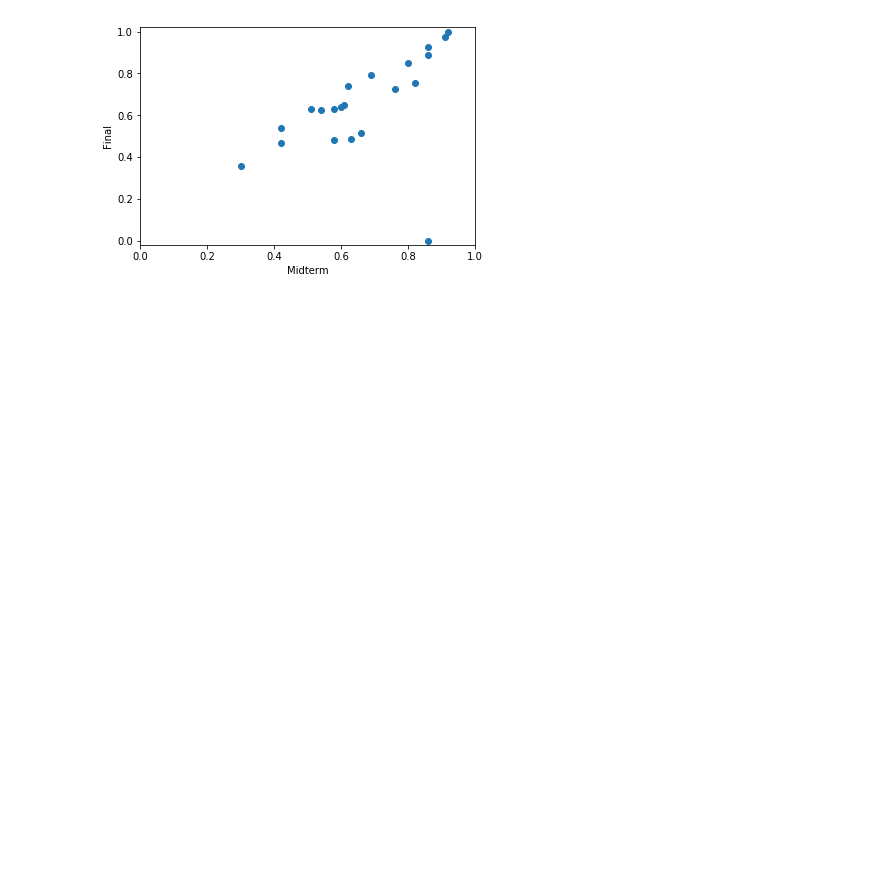
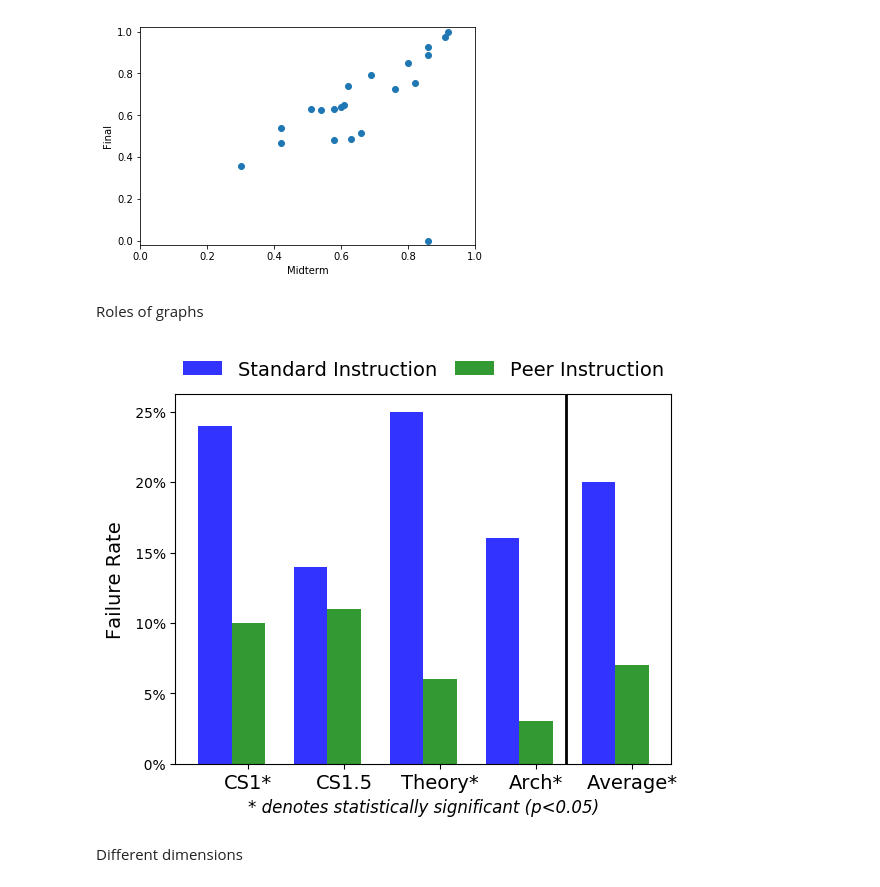
Before and after one commit to words-sdsc/edX, a Jupyter notebook: Visualization Examples.ipynb, the cells around one changed output. Cells and saved outputs as stored; diff of their text form; code cells hidden in the pictures; blank space fills up the shorter version.

```diff
--- a/Visualization Examples.ipynb
+++ b/Visualization Examples.ipynb
@@ -128,3 +133,61 @@ plt.show()
 fig.savefig('vis_example2_better.png')
 # %% [output]
 [figure]
+# %% [markdown]
+Roles of graphs
+# %%
+import numpy as np
+import matplotlib.pyplot as plt
+#plt.style.use('fivethirtyeight')
+plt.style.use('default')
+
+num_courses = 5
+n_groups = 4
+means_SI = (24,14,25,16,20)
+means_PI = (10,11,6,3,7)
+courses = ("CS1*", "CS1.5","Theory*","Arch*","Average*")
+
+# create plot
+fig, ax = plt.subplots()
+index = np.arange(num_courses)
+bar_width = 0.35
+opacity = 0.8
+
+rects1 = plt.bar(index, means_SI, bar_width,
+                 alpha=opacity,
+                 color='b',
+                 label='Standard Instruction')
+
+rects2 = plt.bar(index + bar_width, means_PI, bar_width,
+                 alpha=opacity,
+                 color='g',
+                 label='Peer Instruction')
+
+plt.xlabel('* denotes statistically significant (p<0.05)',fontsize=12,fontstyle='italic')
+plt.ylabel('Failure Rate',fontsize=14)
+#plt.title('Failure Rate by Pedagogy')
+plt.xticks(index + bar_width, courses, fontsize = 14)
+
+vals = ax.get_yticks()
+ax.set_yticklabels(['{:3.0f}%'.format(x) for x in vals])
+
+plt.legend(bbox_to_anchor=(0., 1.02, 1., .102), loc=3,
+           ncol=2, mode="expand", borderaxespad=0., fontsize=14,frameon=False)
+#plt.legend()
+
+x1,x2,y1,y2 = plt.axis()
+
+plt.axis((x1,x2,y1,y2))
+
+
+plt.plot([3.66, 3.66], [0, 29], 'k-', lw=2)
+
+
+
+#plt.tight_layout()
+plt.show()
+fig.savefig('vis_presenting.png')
+# %% [output]
+[figure, added]
+# %% [markdown]
+Different dimensions
```
Also changed, not shown: parts of 1 cell of this notebook, 2 other files.
